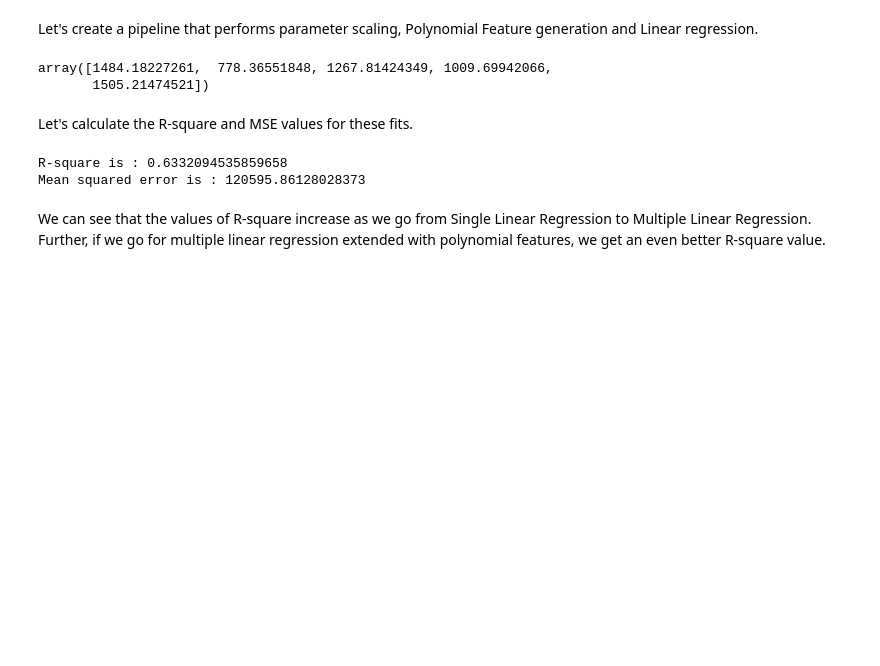
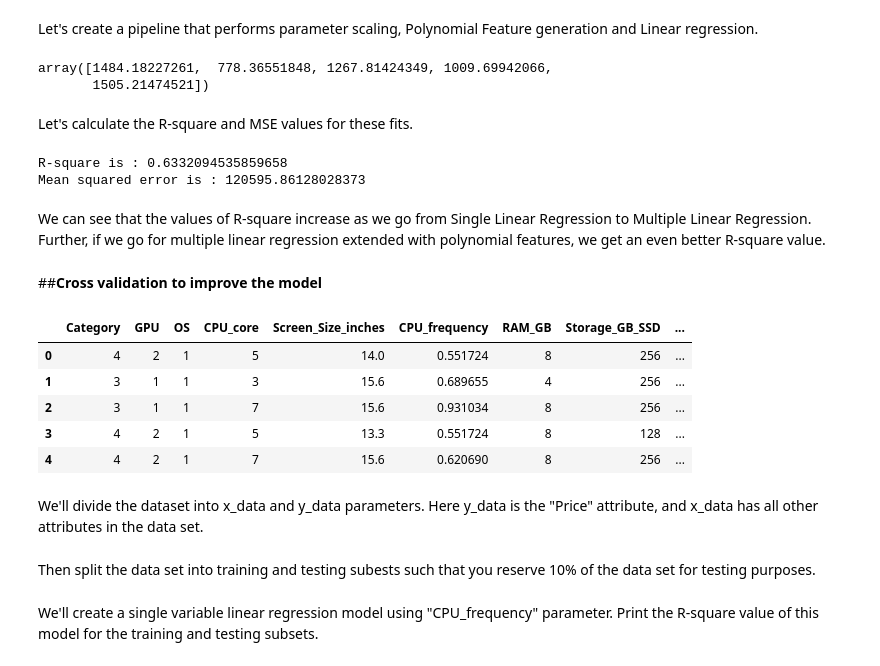
Before and after one commit to Rubieskyama/Data-Science-Ecosystem, a Jupyter notebook: Data Analytics with Python/Laptop_pricing_analyzer.ipynb, the cells around one changed output. Saved outputs shown, nothing was run; the diff lists cells and outputs as text; code cells hidden in the pictures; blank space fills up the shorter version.

```diff
--- a/Data Analytics with Python/Laptop_pricing_analyzer.ipynb
+++ b/Data Analytics with Python/Laptop_pricing_analyzer.ipynb
@@ -604,3 +604,18 @@ R-square is : 0.6332094535859658
 Mean squared error is : 120595.86128028373
 # %% [markdown]
 We can see that the values of R-square increase as we go from Single Linear Regression to Multiple Linear Regression. Further, if we go for multiple linear regression extended with polynomial features, we get an even better R-square value.
+# %% [markdown]
+##**Cross validation to improve the model**
+# %%
+#get numerical data
+df_numeric = df._get_numeric_data()
+df_numeric.head()
+# %% [output]
+|  | Category | GPU | OS | CPU_core | Screen_Size_inches | CPU_frequency | RAM_GB | Storage_GB_SSD | ... |
+| 0 | 4 | 2 | 1 | 5 | 14.0 | 0.551724 | 8 | 256 | ... |
+| 1 | 3 | 1 | 1 | 3 | 15.6 | 0.689655 | 4 | 256 | ... |
+| 2 | 3 | 1 | 1 | 7 | 15.6 | 0.931034 | 8 | 256 | ... |
+| 3 | 4 | 2 | 1 | 5 | 13.3 | 0.551724 | 8 | 128 | ... |
+| 4 | 4 | 2 | 1 | 7 | 15.6 | 0.620690 | 8 | 256 | ... |
+# %% [markdown]
+We'll divide the dataset into x_data and y_data parameters. Here y_data is the "Price" attribute, and x_data has all other attributes in the data set.
@@ -606,0 +625,2 @@ We can see that the values of R-square increase as we go from Single Linear Regr
+# %% [markdown]
+Then split the data set into training and testing subests such that you reserve 10% of the data set for testing purposes.
@@ -606,0 +630,2 @@ We can see that the values of R-square increase as we go from Single Linear Regr
+# %% [markdown]
+We'll create a single variable linear regression model using "CPU_frequency" parameter. Print the R-square value of this model for the training and testing subsets.
```
Also changed, not shown: parts of 32 cells of this notebook.
